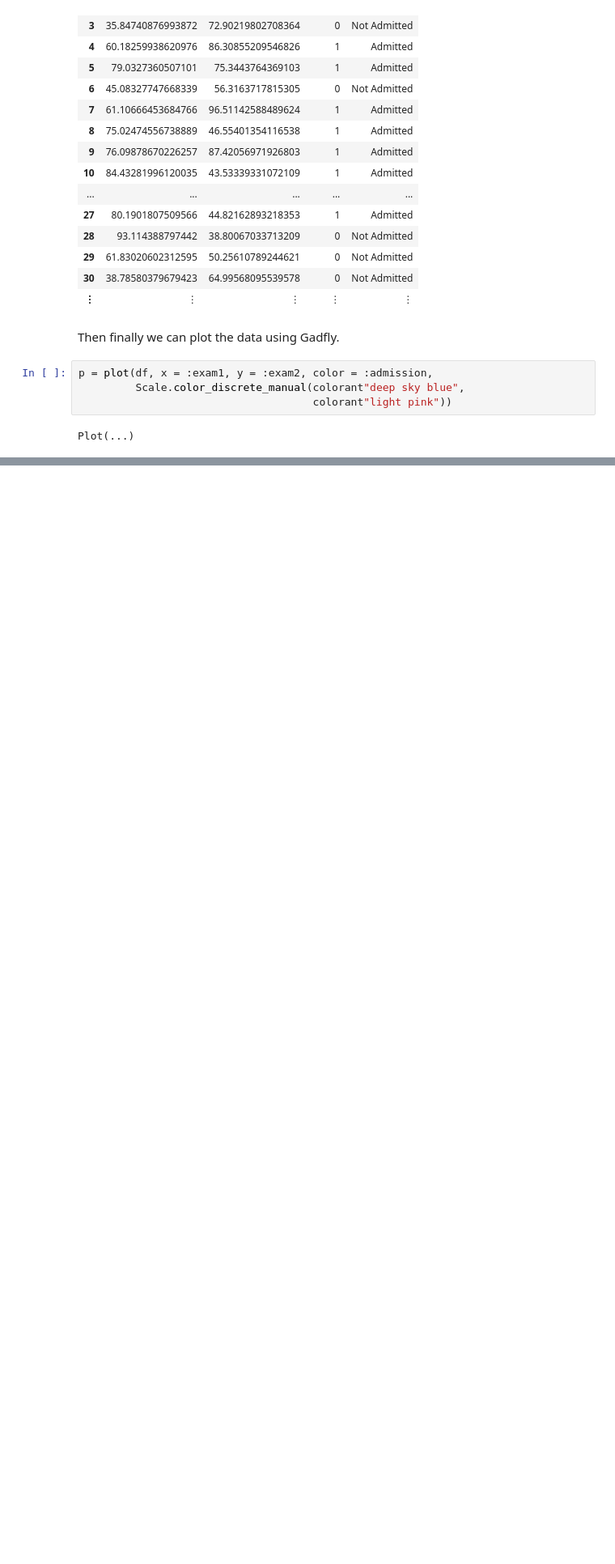
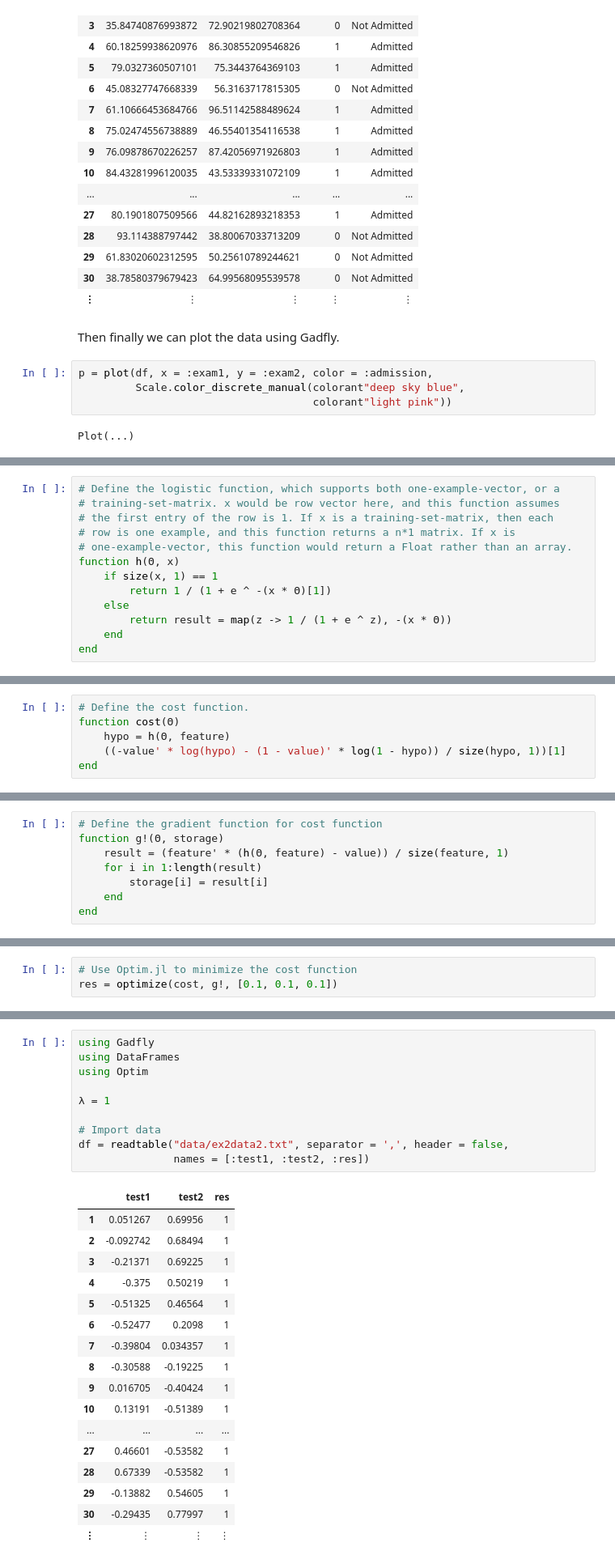
Before and after one commit to xiaohk/machine_learning_julia, a Jupyter notebook: exercise2/exercise2.ipynb, the cells around one changed output, grey strips where cells are left out. Shown at 81% size. Drawn from its saved outputs; the diff is of its cells as text; blank space fills up the shorter version.

```diff
--- a/exercise2/exercise2.ipynb
+++ b/exercise2/exercise2.ipynb
@@ -70,0 +83,13 @@ Plot(...)
+# %%
+# Define the logistic function, which supports both one-example-vector, or a
+# training-set-matrix. x would be row vector here, and this function assumes
+# the first entry of the row is 1. If x is a training-set-matrix, then each
+# row is one example, and this function returns a n*1 matrix. If x is
+# one-example-vector, this function would return a Float rather than an array.
+function h(Θ, x)
+    if size(x, 1) == 1
+        return 1 / (1 + e ^ -(x * Θ)[1])
+    else
+        return result = map(z -> 1 / (1 + e ^ z), -(x * Θ))
+    end
+end
@@ -70,0 +122,6 @@ Plot(...)
+# %%
+# Define the cost function.
+function cost(Θ)
+    hypo = h(Θ, feature)
+    ((-value' * log(hypo) - (1 - value)' * log(1 - hypo)) / size(hypo, 1))[1]
+end
@@ -70,0 +145,8 @@ Plot(...)
+# %%
+# Define the gradient function for cost function
+function g!(Θ, storage)
+    result = (feature' * (h(Θ, feature) - value)) / size(feature, 1)
+    for i in 1:length(result)
+        storage[i] = result[i]
+    end
+end
@@ -70,0 +184,3 @@ Plot(...)
+# %%
+# Use Optim.jl to minimize the cost function
+res = optimize(cost, g!, [0.1, 0.1, 0.1])
@@ -70,0 +257,28 @@ Plot(...)
+# %%
+using Gadfly
+using DataFrames
+using Optim
+
+λ = 1
+
+# Import data
+df = readtable("data/ex2data2.txt", separator = ',', header = false,
+               names = [:test1, :test2, :res])
+# %% [output]
+|  | test1 | test2 | res |
+| 1 | 0.051267 | 0.69956 | 1 |
+| 2 | -0.092742 | 0.68494 | 1 |
+| 3 | -0.21371 | 0.69225 | 1 |
+| 4 | -0.375 | 0.50219 | 1 |
+| 5 | -0.51325 | 0.46564 | 1 |
+| 6 | -0.52477 | 0.2098 | 1 |
+| 7 | -0.39804 | 0.034357 | 1 |
+| 8 | -0.30588 | -0.19225 | 1 |
+| 9 | 0.016705 | -0.40424 | 1 |
+| 10 | 0.13191 | -0.51389 | 1 |
+| ... | ... | ... | ... |
+| 27 | 0.46601 | -0.53582 | 1 |
+| 28 | 0.67339 | -0.53582 | 1 |
+| 29 | -0.13882 | 0.54605 | 1 |
+| 30 | -0.29435 | 0.77997 | 1 |
+| ⋮ | ⋮ | ⋮ | ⋮ |
```
Also changed, not shown: parts of 25 cells of this notebook.
